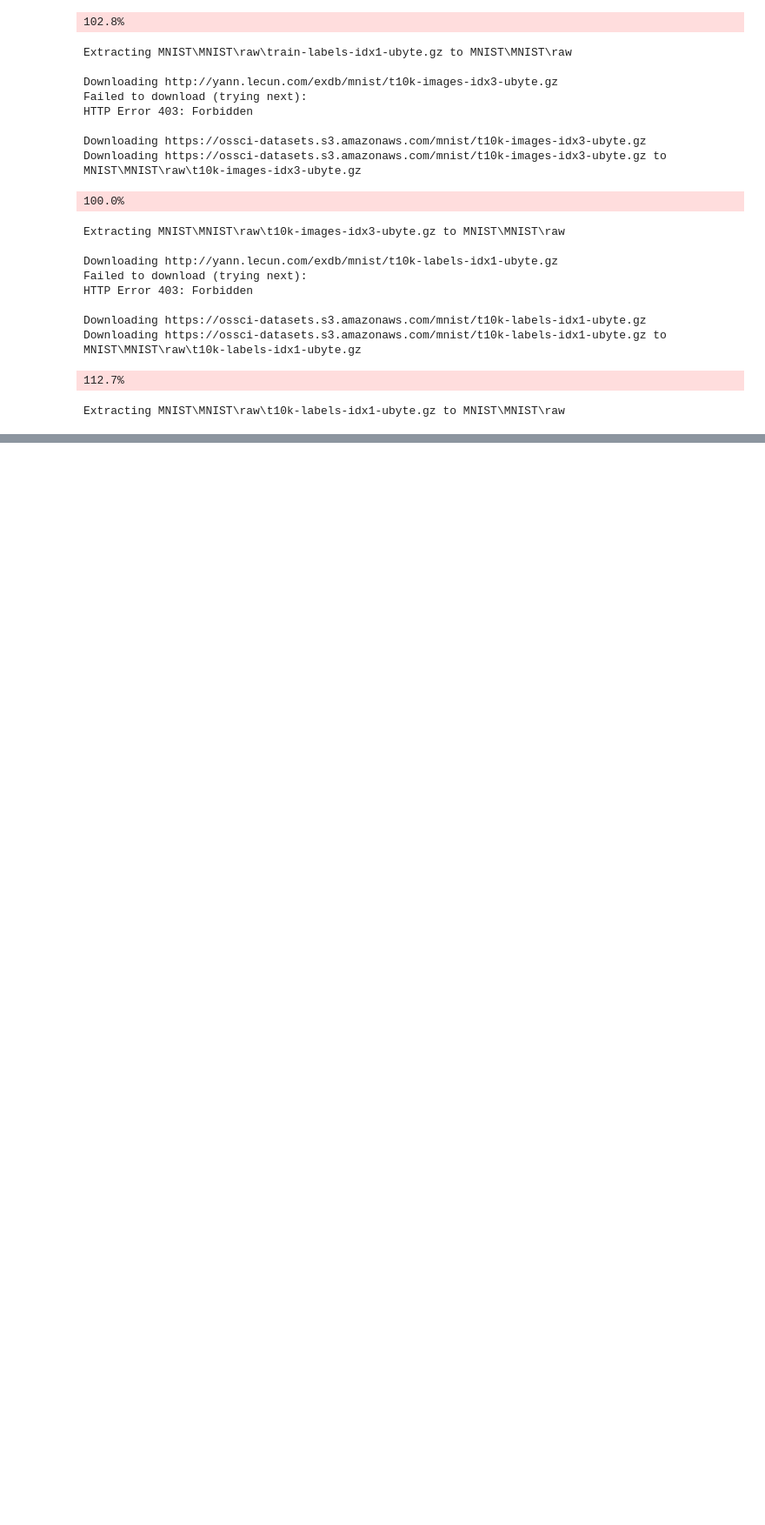
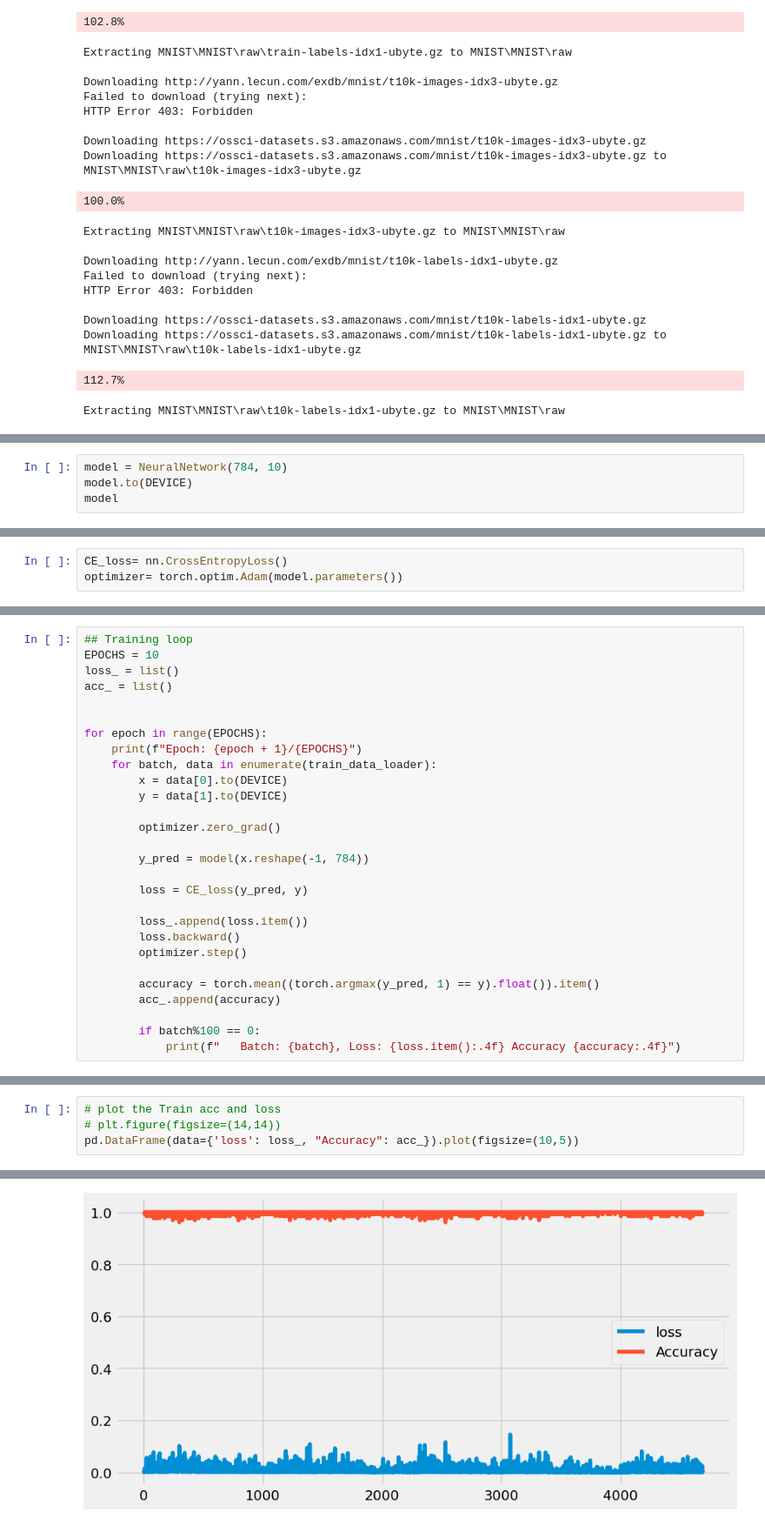
Before and after one commit to Dhruv-saxena-25/pytorch, a Jupyter notebook: notebooks/ANN_pytorch.ipynb, the cells around one changed output, grey strips where cells are left out. Shown at 87% size. Cells and saved outputs as stored; diff of their text form; blank space fills up the shorter version.

```diff
--- a/notebooks/ANN_pytorch.ipynb
+++ b/notebooks/ANN_pytorch.ipynb
@@ -71,0 +170,4 @@ Extracting MNIST\MNIST\raw\t10k-labels-idx1-ubyte.gz to MNIST\MNIST\raw
+# %%
+model = NeuralNetwork(784, 10)
+model.to(DEVICE)
+model
@@ -71,0 +188,3 @@ Extracting MNIST\MNIST\raw\t10k-labels-idx1-ubyte.gz to MNIST\MNIST\raw
+# %%
+CE_loss= nn.CrossEntropyLoss()
+optimizer= torch.optim.Adam(model.parameters())
@@ -71,0 +193,28 @@ Extracting MNIST\MNIST\raw\t10k-labels-idx1-ubyte.gz to MNIST\MNIST\raw
+# %%
+## Training loop
+EPOCHS = 10
+loss_ = list()
+acc_ = list()
+
+
+for epoch in range(EPOCHS):
+    print(f"Epoch: {epoch + 1}/{EPOCHS}")
+    for batch, data in enumerate(train_data_loader):
+        x = data[0].to(DEVICE)
+        y = data[1].to(DEVICE)
+
+        optimizer.zero_grad()
+
+        y_pred = model(x.reshape(-1, 784))
+
+        loss = CE_loss(y_pred, y)
+
+        loss_.append(loss.item())
+        loss.backward()
+        optimizer.step()
+
+        accuracy = torch.mean((torch.argmax(y_pred, 1) == y).float()).item()
+        acc_.append(accuracy)
+
+        if batch%100 == 0:
+            print(f"   Batch: {batch}, Loss: {loss.item():.4f} Accuracy {accuracy:.4f}")
@@ -71,0 +239,5 @@ Extracting MNIST\MNIST\raw\t10k-labels-idx1-ubyte.gz to MNIST\MNIST\raw
+# %%
+# plot the Train acc and loss
+# plt.figure(figsize=(14,14))
+pd.DataFrame(data={'loss': loss_, "Accuracy": acc_}).plot(figsize=(10,5))
+# %% [output]
@@ -71,0 +245 @@ Extracting MNIST\MNIST\raw\t10k-labels-idx1-ubyte.gz to MNIST\MNIST\raw
+[figure, added]
```
Also changed, not shown: parts of 25 cells of this notebook, 6 other files.
